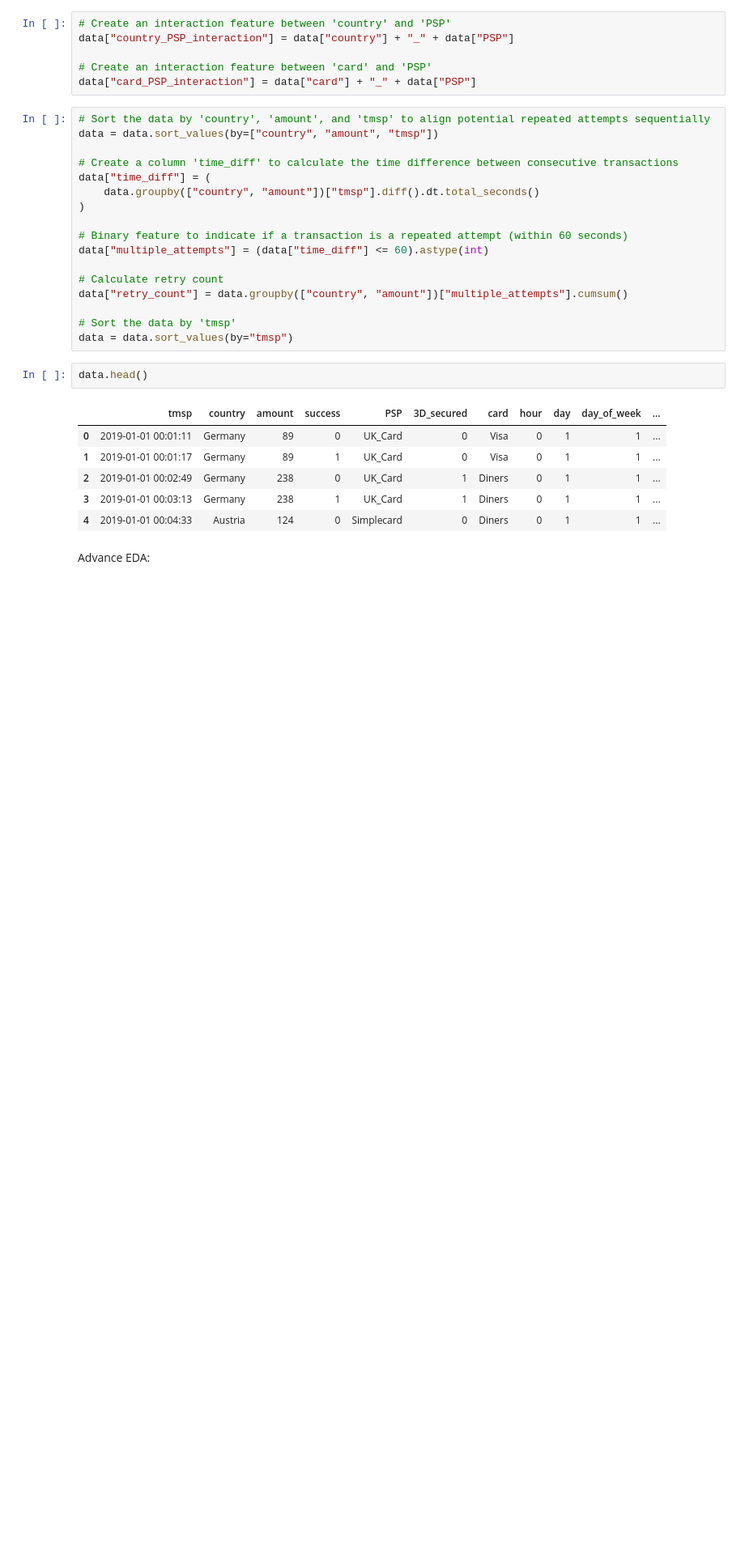
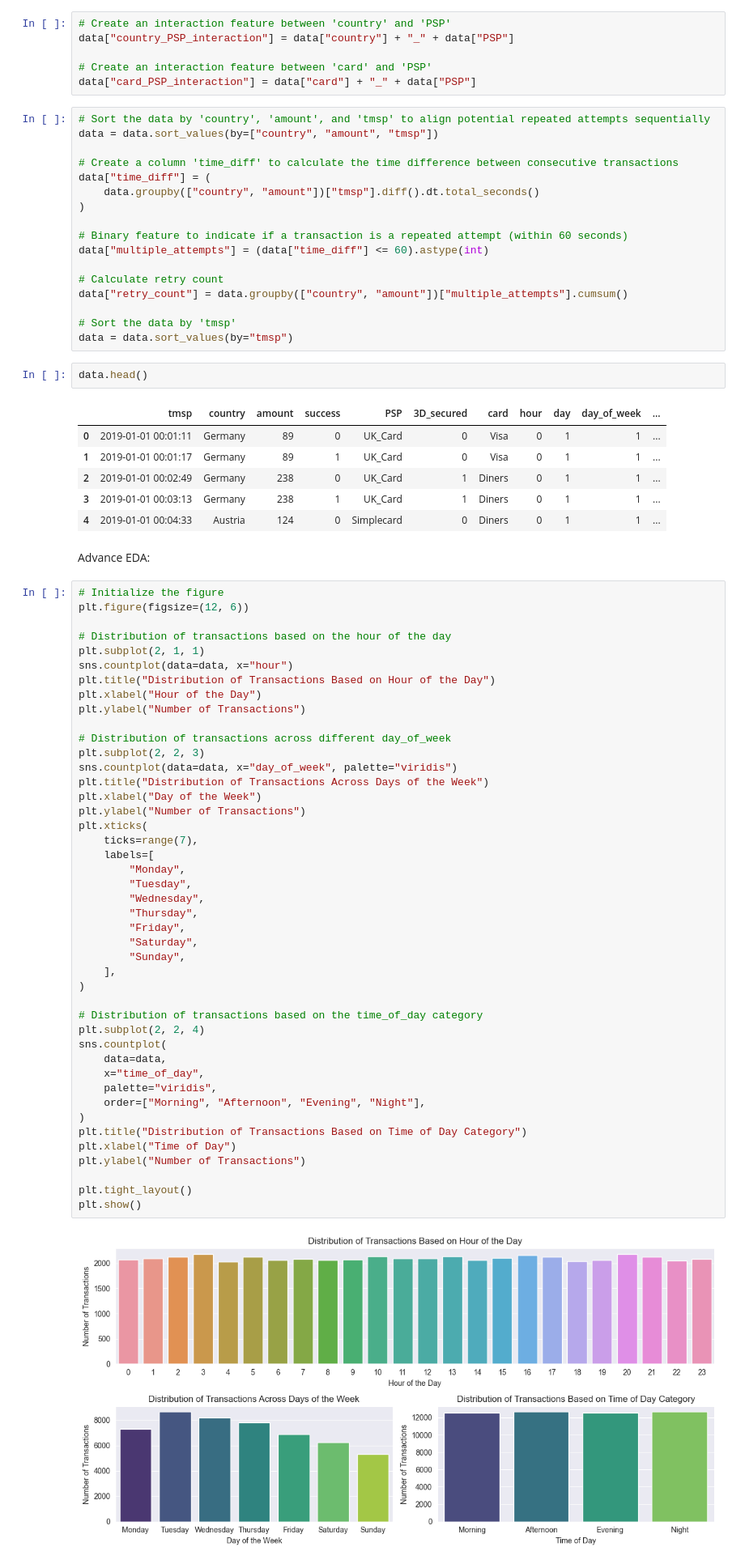
Before and after one commit to ayush1330/Credit_Card_Routing_for_Online_Purchase, a Jupyter notebook: case_study_card_payment.ipynb, the cells around one changed output. Shown at 81% size. Drawn from its saved outputs; the diff is of its cells as text; blank space fills up the shorter version.

```diff
--- a/case_study_card_payment.ipynb
+++ b/case_study_card_payment.ipynb
@@ -461,3 +461,49 @@ data.head()
 | 4 | 2019-01-01 00:04:33 | Austria | 124 | 0 | Simplecard | 0 | Diners | 0 | 1 | 1 | ... |
 # %% [markdown]
 Advance EDA:
+# %%
+# Initialize the figure
+plt.figure(figsize=(12, 6))
+
+# Distribution of transactions based on the hour of the day
+plt.subplot(2, 1, 1)
+sns.countplot(data=data, x="hour")
+plt.title("Distribution of Transactions Based on Hour of the Day")
+plt.xlabel("Hour of the Day")
+plt.ylabel("Number of Transactions")
+
+# Distribution of transactions across different day_of_week
+plt.subplot(2, 2, 3)
+sns.countplot(data=data, x="day_of_week", palette="viridis")
+plt.title("Distribution of Transactions Across Days of the Week")
+plt.xlabel("Day of the Week")
+plt.ylabel("Number of Transactions")
+plt.xticks(
+    ticks=range(7),
+    labels=[
+        "Monday",
+        "Tuesday",
+        "Wednesday",
+        "Thursday",
+        "Friday",
+        "Saturday",
+        "Sunday",
+    ],
+)
+
+# Distribution of transactions based on the time_of_day category
+plt.subplot(2, 2, 4)
+sns.countplot(
+    data=data,
+    x="time_of_day",
+    palette="viridis",
+    order=["Morning", "Afternoon", "Evening", "Night"],
+)
+plt.title("Distribution of Transactions Based on Time of Day Category")
+plt.xlabel("Time of Day")
+plt.ylabel("Number of Transactions")
+
+plt.tight_layout()
+plt.show()
+# %% [output]
+[figure, added]
```
Also changed, not shown: parts of 11 cells of this notebook.
